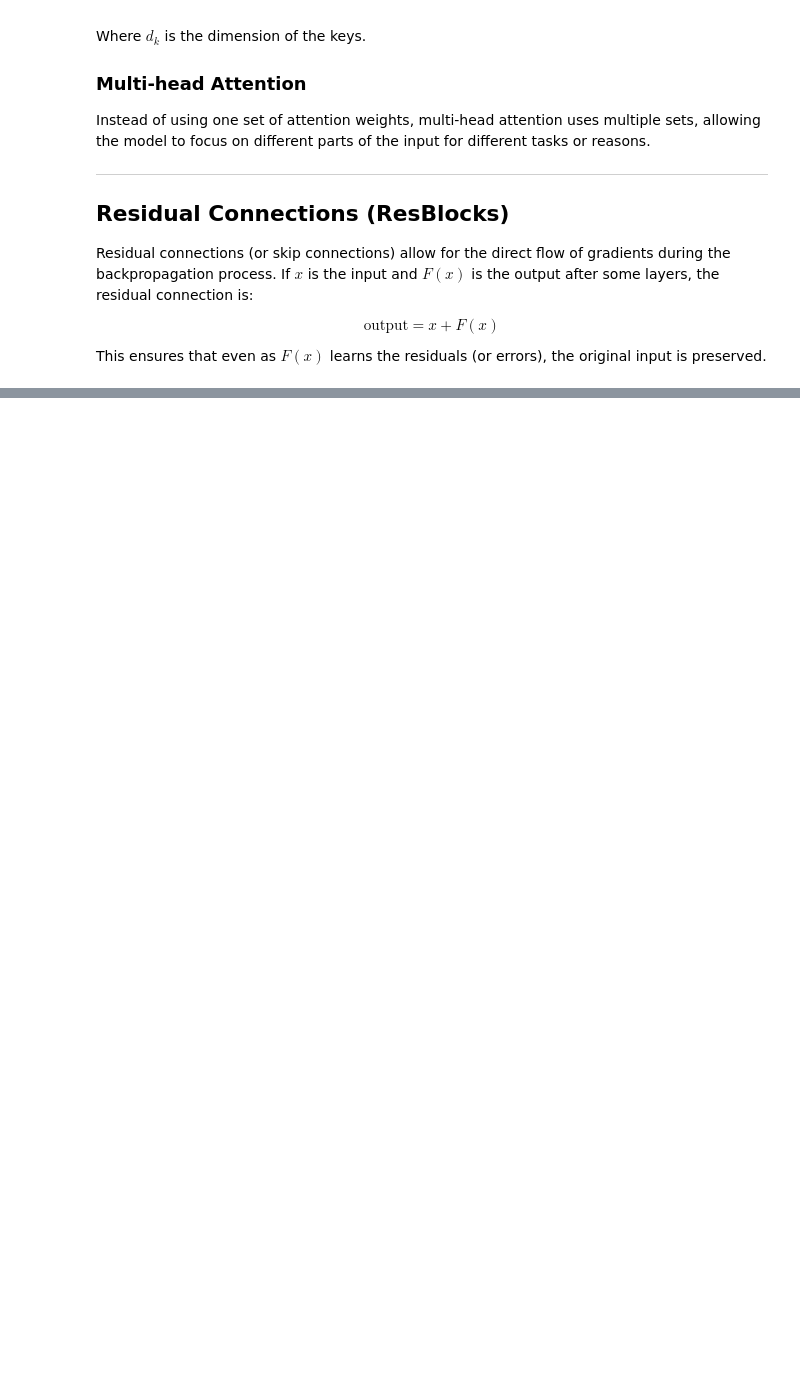
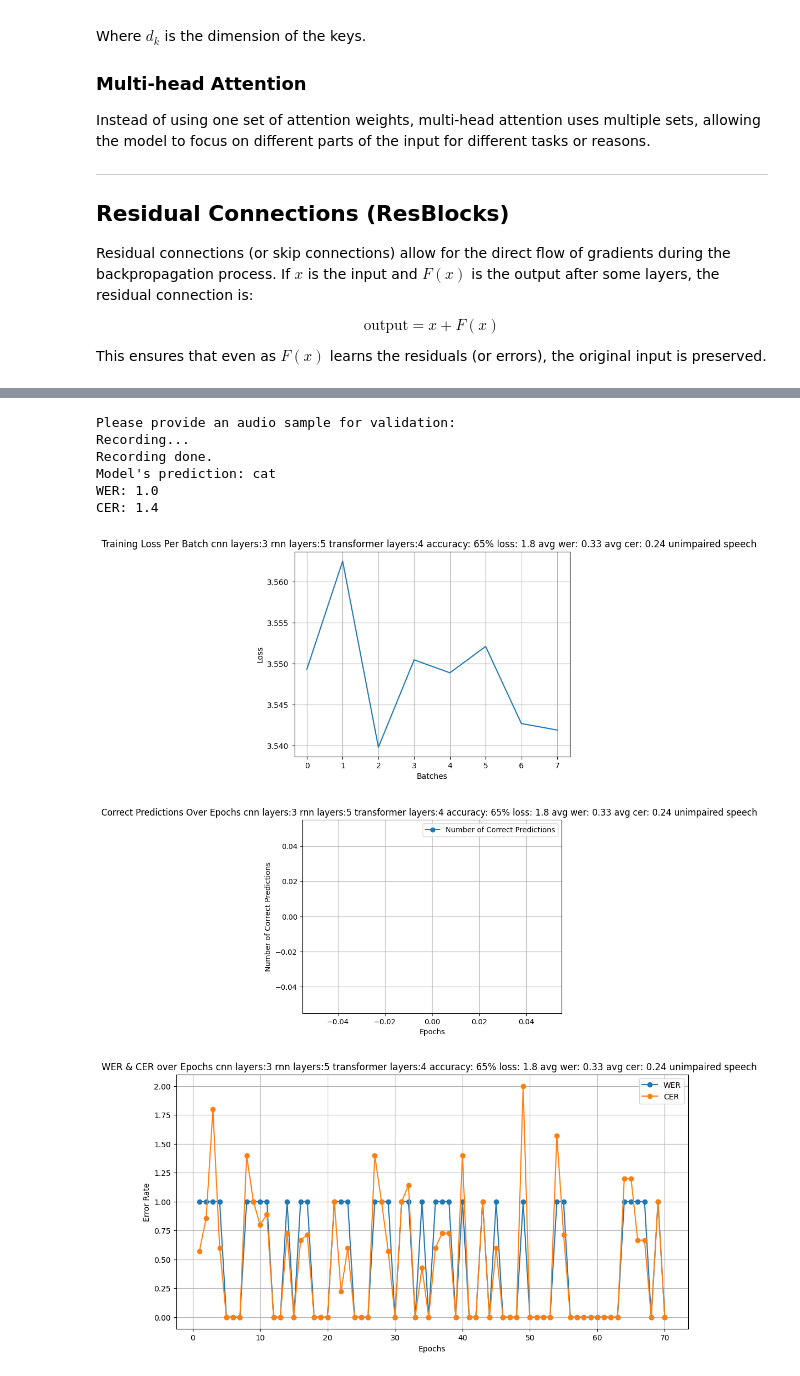
Before and after one commit to leonmck-dsp-dev/nueraspeech, a Jupyter notebook: nueraspeech.ipynb, the cells around one changed output, grey strips where cells are left out. Saved outputs shown, nothing was run; the diff lists cells and outputs as text; code cells hidden in the pictures; blank space fills up the shorter version.

```diff
--- a/nueraspeech.ipynb
+++ b/nueraspeech.ipynb
@@ -479,11 +510,14 @@ torch.Size([1, 35])
 # @title Default title tex
 
 n_epoch = 10
-optimizer = torch.optim.Adam(model.parameters(), lr=0.001, weight_decay=0.0001)
+optimizer = torch.optim.Adam(model.parameters(), lr=5e-4, weight_decay=0.0001)
 
 scheduler = torch.optim.lr_scheduler.StepLR(optimizer, step_size=10, gamma=0.1)
 
 pbar = tqdm(total=len(train_loader.dataset), desc="Training Progress")
+
+experiment_name = "experiment2"
+model_name = models_path+"/nueraspeech.pth"
 # %%
 def train(model, epoch, log_interval):
     model.train()
@@ -518,9 +552,7 @@ def train(model, epoch, log_interval):
         losses.append(loss.item())
 # %%
 def wer(s1, s2):
-    """
-    Compute the Word Error Rate between two lists of words.
-    """
+
     b = set(s1 + s2)
     word2char = dict(zip(b, range(len(b))))
 
@@ -529,9 +561,6 @@ def wer(s1, s2):
 
     return editdistance.eval(" ".join(w1), " ".join(w2)) / len(s2)
 def cer(s1, s2):
-    """
-    Compute the Character Error Rate between two lists of words.
-    """
     s1 = " ".join(s1)
     s2 = " ".join(s2)
 
@@ -609,7 +638,7 @@ for epoch in range(1, n_epoch + 1):
     accuracy_over_epochs.append(accuracy)
     scheduler.step()
    # Save
-    torch.save(model.state_dict(), model_file_path)
+    torch.save(model.state_dict(), model_name)
     print("saved")
 # Let's plot the training loss versus the number of iteration.
 # plt.plot(losses);
@@ -875,0 +870,60 @@ plt.show()
+# %%
+
+        print("Please provide an audio sample for validation:")
+        val_waveform = record_audio()
+        val_features = mel_spectrogram_transform(val_waveform)
+        val_features = val_features.squeeze(0).unsqueeze(0)  # Adjusting dimensions
+        predicted_label, wer_score, cer_score = live_validate(model, val_features, true_label_text)
+
+        print(f"Model's prediction: {predicted_label}\nWER: {wer_score}\nCER: {cer_score}\n")
+# %% [output]
+Please provide an audio sample for validation:
+Recording...
+Recording done.
+Model's prediction: cat
+WER: 1.0
+CER: 1.4
+# %%
+
+
+
+# Let's plot the training metrics versus the number of iteration.
+# WER Plotvimport matplotlib.pyplot as plt
+epochs = list(range(1, 10))
+
+#loss
+plt.plot(losses)
+plt.title('Training Loss Per Batch ' + layers)
+plt.xlabel("Batches")
+plt.ylabel("Loss")
+plt.grid()
+plt.show()
+
+
+
+#pred
+plt.plot(correct_predictions_over_epochs, marker='o', label='Number of Correct Predictions')
+plt.xlabel('Epochs')
+plt.ylabel('Number of Correct Predictions')
+plt.title('Correct Predictions Over Epochs '+ layers)
+plt.legend()
+plt.grid(True)
+plt.show()
+
+plt.figure(figsize=(12, 6))
+# Plot WER# Assuming wer_over_epochs and cer_over_epochs have been populated correctly during training:
+epochs_range = list(range(1, len(wer_over_epochs) + 1))
+
+plt.plot(epochs_range, wer_over_epochs, label='WER', marker='o')
+
+plt.plot(epochs_range, cer_over_epochs, label='CER', marker='o')
+plt.title('WER & CER over Epochs ' + layers)
+plt.xlabel('Epochs')
+plt.ylabel('Error Rate')
+plt.legend()
+plt.grid(True)
+plt.show()
+# %% [output]
+[figure, added]
+[figure, added]
+[figure, added]
```
Also changed, not shown: parts of 16 cells of this notebook, 11 other files.
